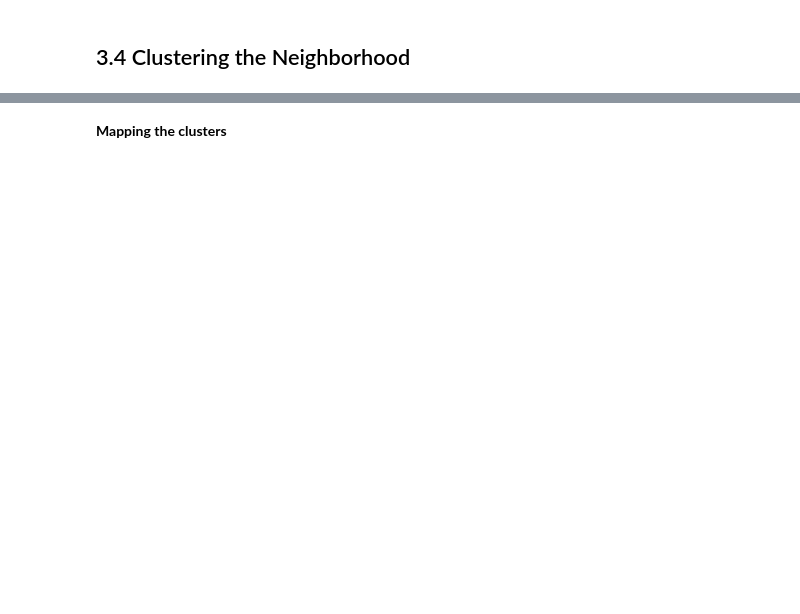
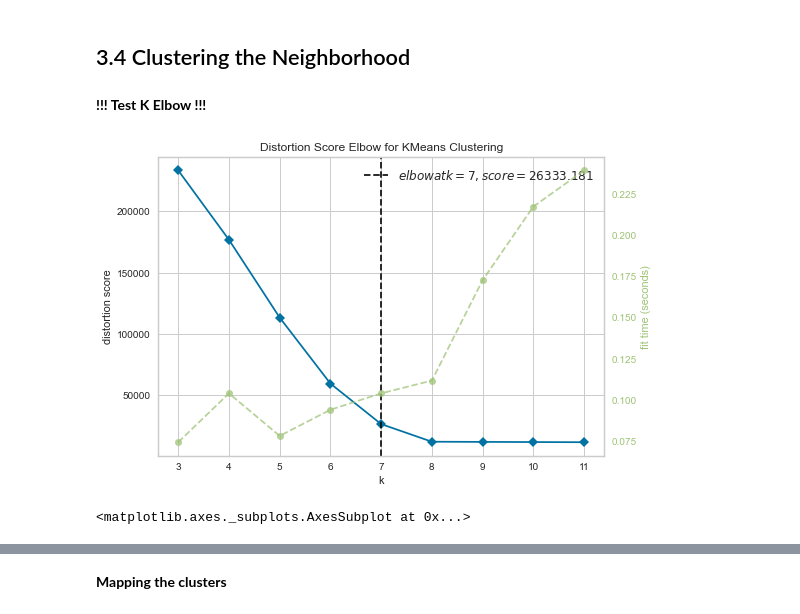
Before and after one commit to chikoungoun/IBM-Courses, a Jupyter notebook: Battle of the Neighborhoods/Battle of the neighborhoods Description of The problem Week 2.ipynb, the cells around one changed output, grey strips where cells are left out. Drawn from its saved outputs; the diff is of its cells as text; code cells hidden in the pictures; blank space fills up the shorter version.

```diff
--- a/Battle of the Neighborhoods/Battle of the neighborhoods Description of The problem Week 2.ipynb
+++ b/Battle of the Neighborhoods/Battle of the neighborhoods Description of The problem Week 2.ipynb
@@ -531,2 +533,4 @@ neighborhoods_venues_sorted
 # %% [markdown]
 ## 3.4 Clustering the Neighborhood
+# %% [markdown]
+**!!! Test K Elbow !!!**
@@ -532,0 +543,12 @@ neighborhoods_venues_sorted
+# %%
+#X, y = make_blobs(n_samples=1000, n_features=12, centers=8, random_state=42)
+
+# Instantiate the clustering model and visualizer
+model = KMeans().fit(toronto_grouped_clustering)
+visualizer = KElbowVisualizer(model, k=(3,12))
+
+visualizer.fit(X)        # Fit the data to the visualizer
+visualizer.show()        # Finalize and render the fi
+# %% [output]
+[figure, added]
+<matplotlib.axes._subplots.AxesSubplot at 0x...>
```
Also changed, not shown: parts of 56 cells of this notebook.
